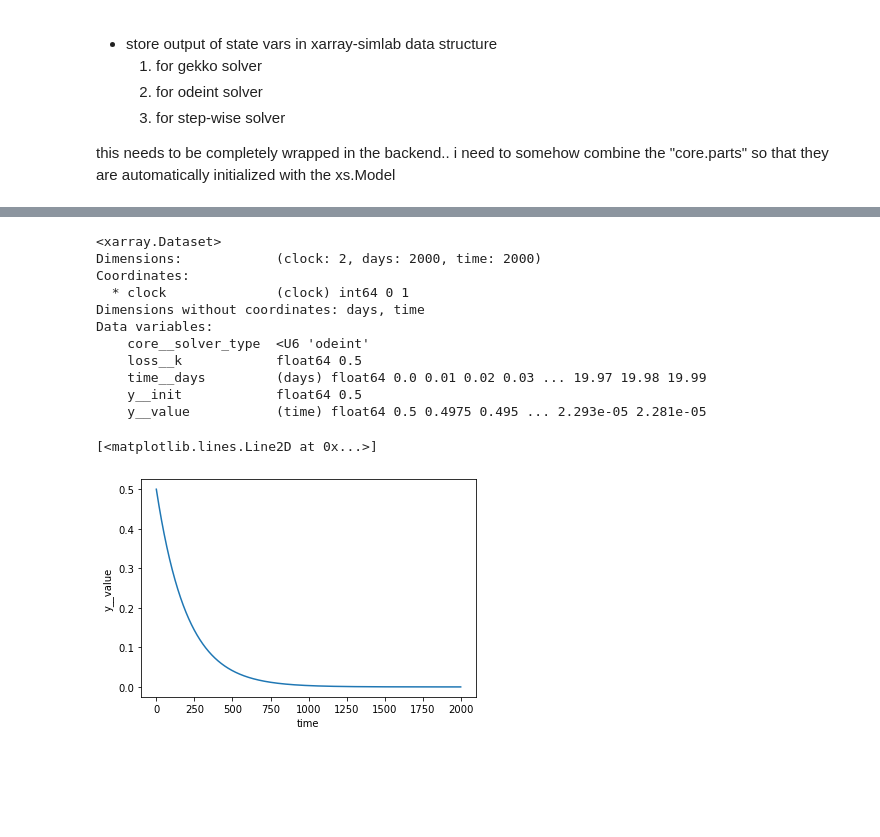
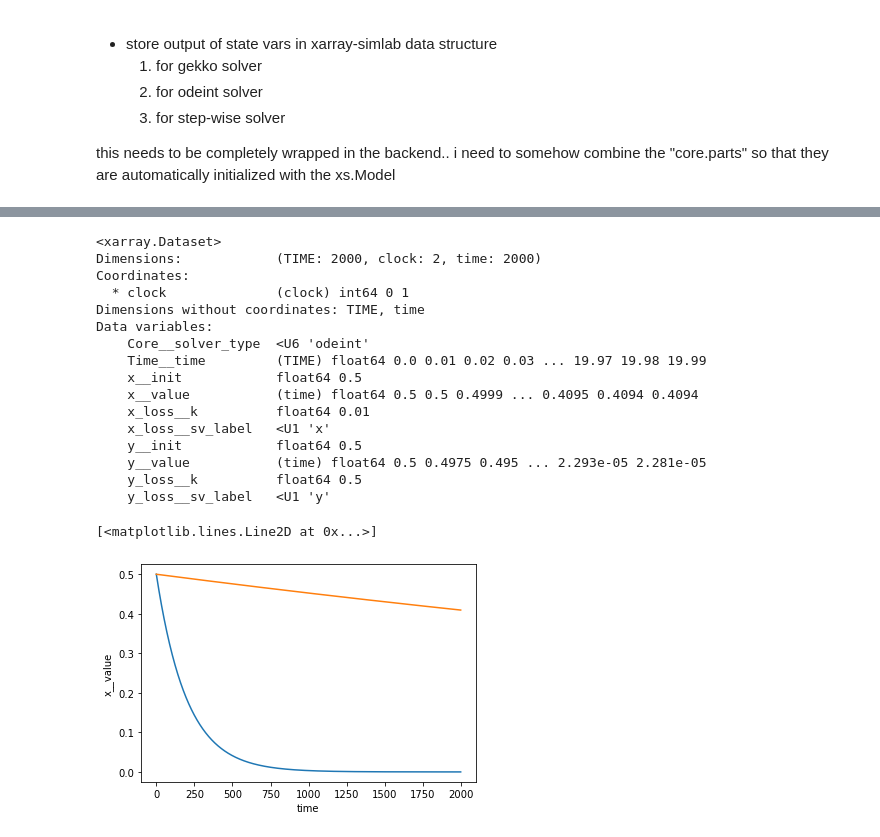
Before and after one commit to ben1post/phydra, a Jupyter notebook: prototypes/BuildNewCore.ipynb, the cells around one changed output, grey strips where cells are left out. Saved outputs shown, nothing was run; the diff lists cells and outputs as text; code cells hidden in the pictures; blank space fills up the shorter version.

```diff
--- a/prototypes/BuildNewCore.ipynb
+++ b/prototypes/BuildNewCore.ipynb
@@ -32,8 +32,16 @@ from phydra.processes.fluxes import Flux
 # %%
-Model = phydra.create({'core':ModelCore, 'solver':Solver, 'time':Time,
-                       'y':SV, 'loss':Flux,
-                      #'x':SV, 'x_loss':Flux
-                      })
+Model = phydra.create({
+    # SV
+    'y':SV,
+    'x':SV,
+
+    # Fluxes
+    'y_loss':Flux,
+    'x_loss':Flux,
+
+    # Forcing
+    #'y_input':ForcingFlux
+})
 # %%
 Model
 # %% [output]
@@ -52,10 +66,17 @@ odeint_setup = phydra.setup('odeint', Model,
             time=np.arange(0,20,0.01),
             input_vars={
                 'y__init':0.5,
-                'loss__k':0.5
+                'x__init':0.5,
+
+                'y_loss__sv_label':'y',
+                'y_loss__k':0.5,
+
+                'x_loss__sv_label':'x',
+                'x_loss__k':0.01
             },
             output_vars={
                 'y__value':None,
+                'x__value':None,
             })
 # %%
 gekko_setup = phydra.setup('gekko', Model,
@@ -138,18 +154,24 @@ finalizing: cleanup
 out_ds
 # %% [output]
 <xarray.Dataset>
-Dimensions:            (clock: 2, days: 2000, time: 2000)
+Dimensions:            (TIME: 2000, clock: 2, time: 2000)
 Coordinates:
   * clock              (clock) int64 0 1
-Dimensions without coordinates: days, time
+Dimensions without coordinates: TIME, time
 Data variables:
-    core__solver_type  <U6 'odeint'
-    loss__k            float64 0.5
-    time__days         (days) float64 0.0 0.01 0.02 0.03 ... 19.97 19.98 19.99
+    Core__solver_type  <U6 'odeint'
+    Time__time         (TIME) float64 0.0 0.01 0.02 0.03 ... 19.97 19.98 19.99
+    x__init            float64 0.5
+    x__value           (time) float64 0.5 0.5 0.4999 ... 0.4095 0.4094 0.4094
+    x_loss__k          float64 0.01
+    x_loss__sv_label   <U1 'x'
     y__init            float64 0.5
     y__value           (time) float64 0.5 0.4975 0.495 ... 2.293e-05 2.281e-05
+    y_loss__k          float64 0.5
+    y_loss__sv_label   <U1 'y'
 # %%
 out_ds.y__value.plot()
+out_ds.x__value.plot()
 # %% [output]
 [<matplotlib.lines.Line2D at 0x...>]
-[figure, old version]
+[figure, new version]
```
Also changed, not shown: parts of 12 cells of this notebook, 10 other files.
